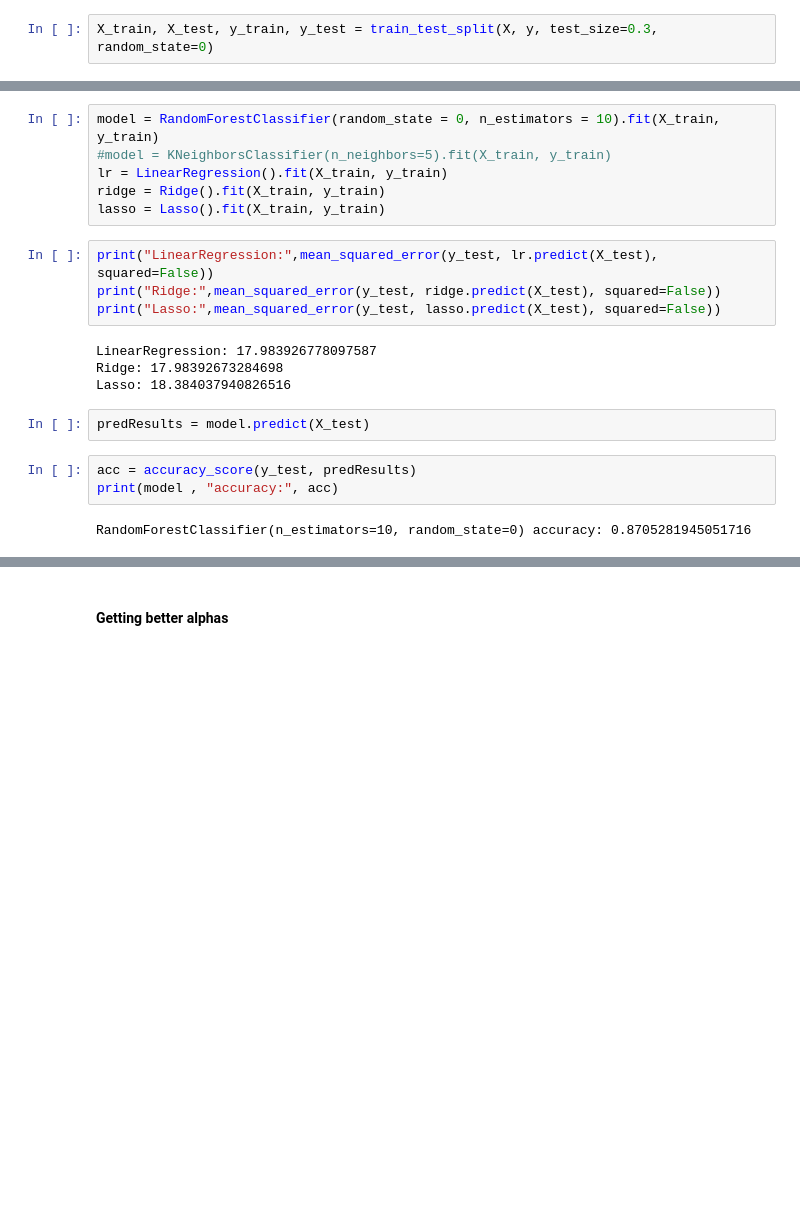
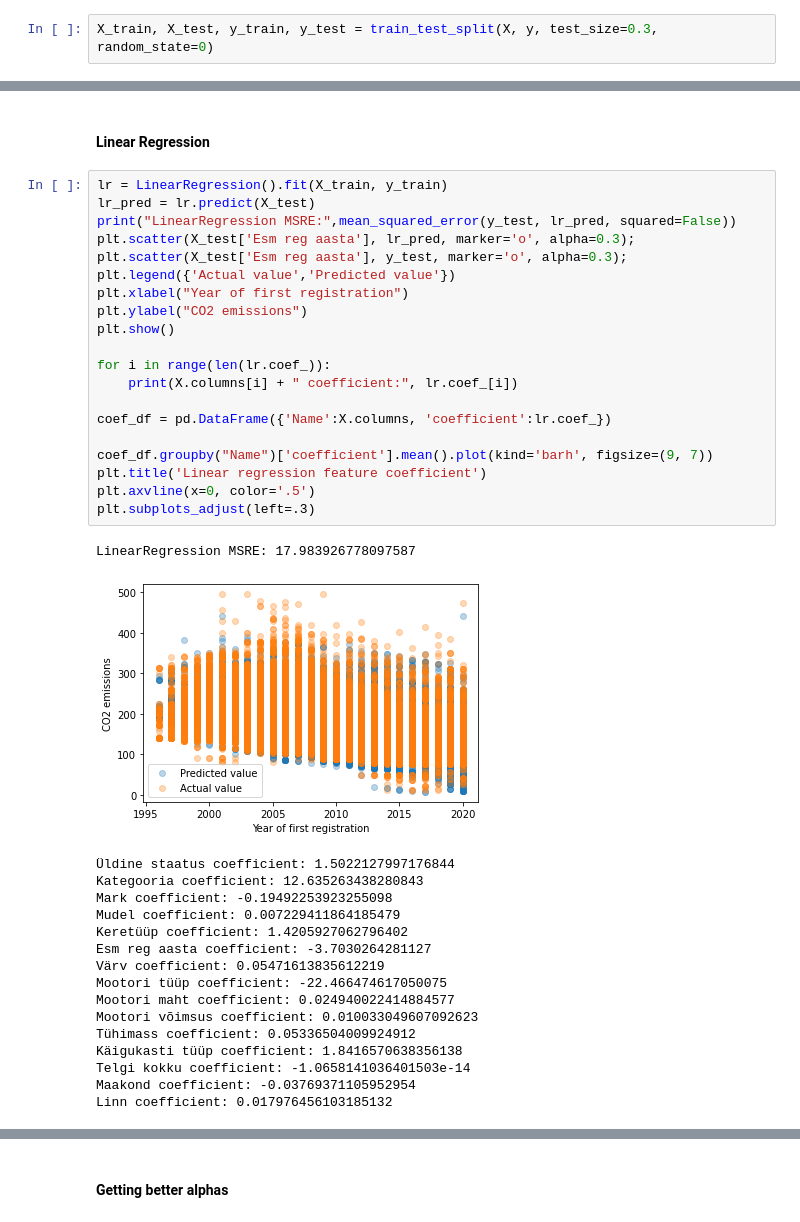
Before and after one commit to Rapur101/IDS2020Project, a Jupyter notebook: CO2 prediction model.ipynb, the cells around one changed output, grey strips where cells are left out. Drawn from its saved outputs; the diff is of its cells as text; blank space fills up the shorter version.

Commit message:
Overhall of the CO2 prediction model

```diff
--- a/CO2 prediction model.ipynb
+++ b/CO2 prediction model.ipynb
@@ -95,21 +102,40 @@ X_train, X_test, y_train, y_test = train_test_split(X, y, test_size=0.3, random_
-# %%
-model = RandomForestClassifier(random_state = 0, n_estimators = 10).fit(X_train, y_train)
-#model = KNeighborsClassifier(n_neighbors=5).fit(X_train, y_train)
-lr = LinearRegression().fit(X_train, y_train)
-ridge = Ridge().fit(X_train, y_train)
-lasso = Lasso().fit(X_train, y_train)
-# %%
-print("LinearRegression:",mean_squared_error(y_test, lr.predict(X_test), squared=False))
-print("Ridge:",mean_squared_error(y_test, ridge.predict(X_test), squared=False))
-print("Lasso:",mean_squared_error(y_test, lasso.predict(X_test), squared=False))
-# %% [output]
-LinearRegression: 17.983926778097587
-Ridge: 17.98392673284698
-Lasso: 18.384037940826516
-# %%
-predResults = model.predict(X_test)
-# %%
-acc = accuracy_score(y_test, predResults)
-print(model , "accuracy:", acc)
-# %% [output]
-RandomForestClassifier(n_estimators=10, random_state=0) accuracy: 0.8705281945051716
+# %% [markdown]
+#### Linear Regression
+# %%
+lr = LinearRegression().fit(X_train, y_train)
+lr_pred = lr.predict(X_test)
+print("LinearRegression MSRE:",mean_squared_error(y_test, lr_pred, squared=False))
+plt.scatter(X_test['Esm reg aasta'], lr_pred, marker='o', alpha=0.3);
+plt.scatter(X_test['Esm reg aasta'], y_test, marker='o', alpha=0.3);
+plt.legend({'Actual value','Predicted value'})
+plt.xlabel("Year of first registration")
+plt.ylabel("CO2 emissions")
+plt.show()
+
+for i in range(len(lr.coef_)):
+    print(X.columns[i] + " coefficient:", lr.coef_[i])
+
+coef_df = pd.DataFrame({'Name':X.columns, 'coefficient':lr.coef_})
+
+coef_df.groupby("Name")['coefficient'].mean().plot(kind='barh', figsize=(9, 7))
+plt.title('Linear regression feature coefficient')
+plt.axvline(x=0, color='.5')
+plt.subplots_adjust(left=.3)
+# %% [output]
+LinearRegression MSRE: 17.983926778097587
+[figure, added]
+Üldine staatus coefficient: 1.5022127997176844
+Kategooria coefficient: 12.635263438280843
+Mark coefficient: -0.19492253923255098
+Mudel coefficient: 0.007229411864185479
+Keretüüp coefficient: 1.4205927062796402
+Esm reg aasta coefficient: -3.7030264281127
+Värv coefficient: 0.05471613835612219
+Mootori tüüp coefficient: -22.466474617050075
+Mootori maht coefficient: 0.024940022414884577
+Mootori võimsus coefficient: 0.010033049607092623
+Tühimass coefficient: 0.05336504009924912
+Käigukasti tüüp coefficient: 1.8416570638356138
+Telgi kokku coefficient: -1.0658141036401503e-14
+Maakond coefficient: -0.03769371105952954
+Linn coefficient: 0.017976456103185132
```
Also changed, not shown: parts of 35 cells of this notebook.
